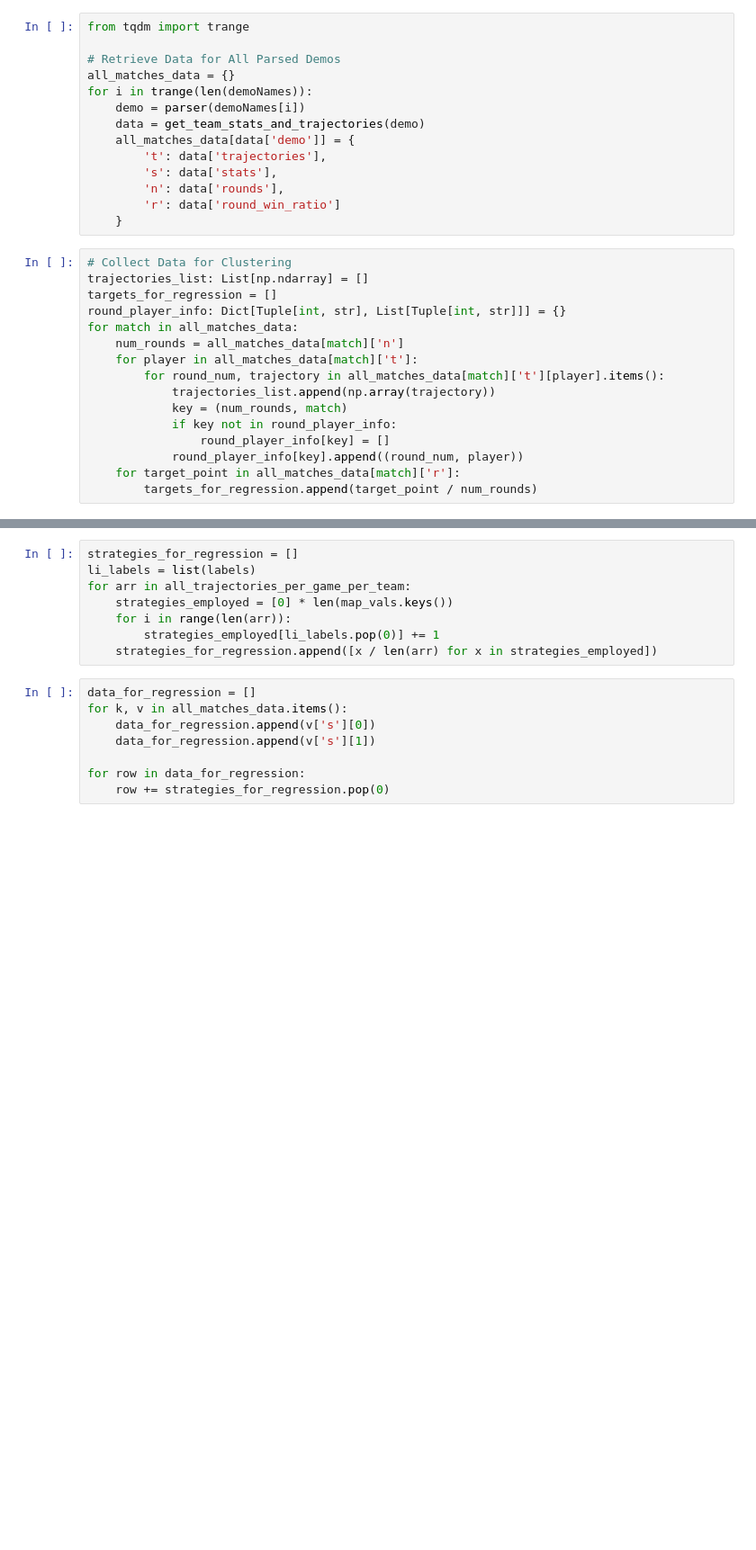
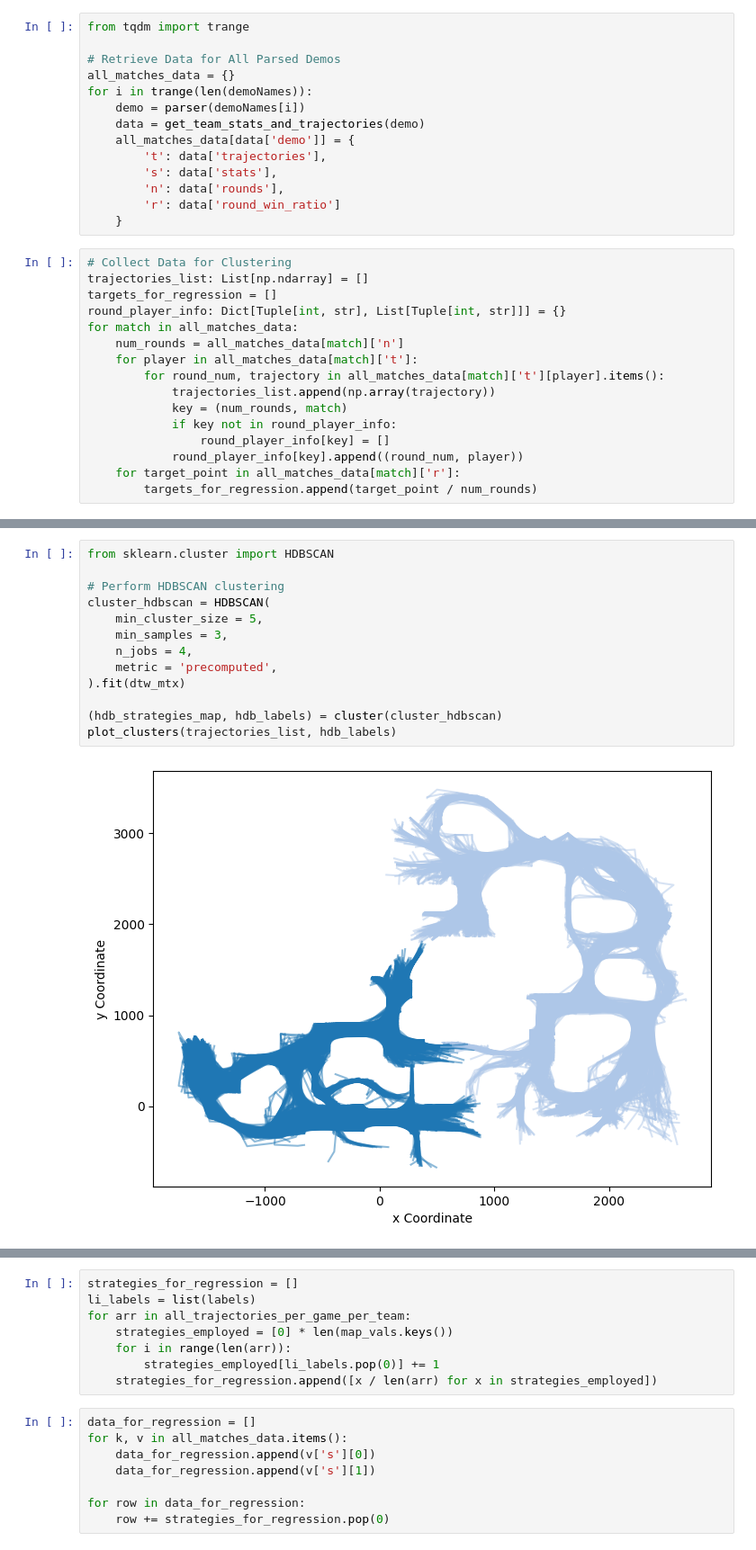
Before and after one commit to MJKingsbury/csA, a Jupyter notebook: src/main.ipynb, the cells around one changed output, grey strips where cells are left out. Shown: that part at 90% size. Cells and saved outputs as stored; diff of their text form; blank space fills up the shorter version.

```diff
--- a/src/main.ipynb
+++ b/src/main.ipynb
@@ -285,3 +283,18 @@ plot_clusters(trajectories_list, agg_labels)
+# %%
+from sklearn.cluster import HDBSCAN
+
+# Perform HDBSCAN clustering
+cluster_hdbscan = HDBSCAN(
+    min_cluster_size = 5,
+    min_samples = 3,
+    n_jobs = 4,
+    metric = 'precomputed',
+).fit(dtw_mtx)
+
+(hdb_strategies_map, hdb_labels) = cluster(cluster_hdbscan)
+plot_clusters(trajectories_list, hdb_labels)
+# %% [output]
+[figure, added]
 # %%
 from sklearn.cluster import DBSCAN
 
```
Also changed, not shown: parts of 24 cells of this notebook, 1 other file.
